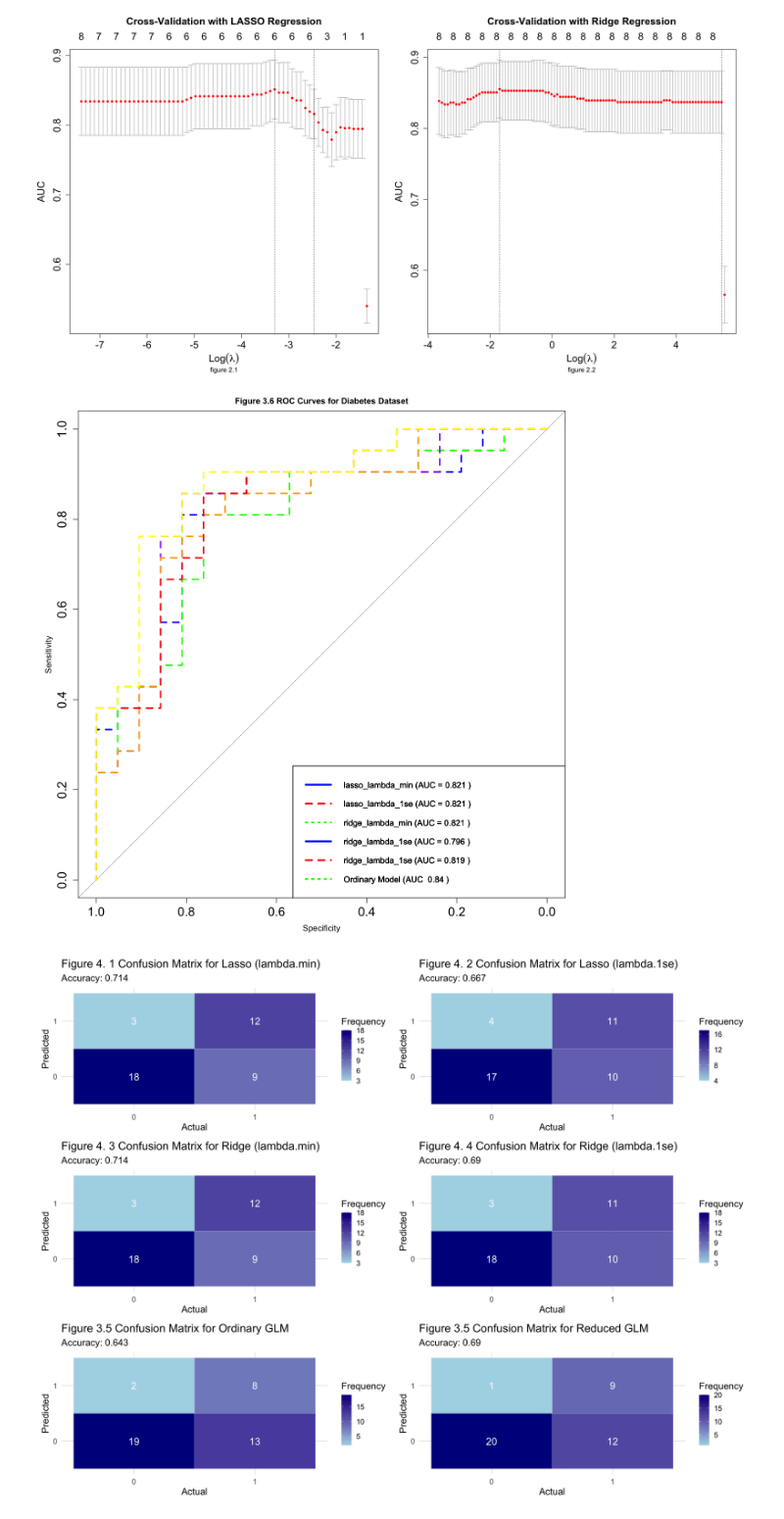
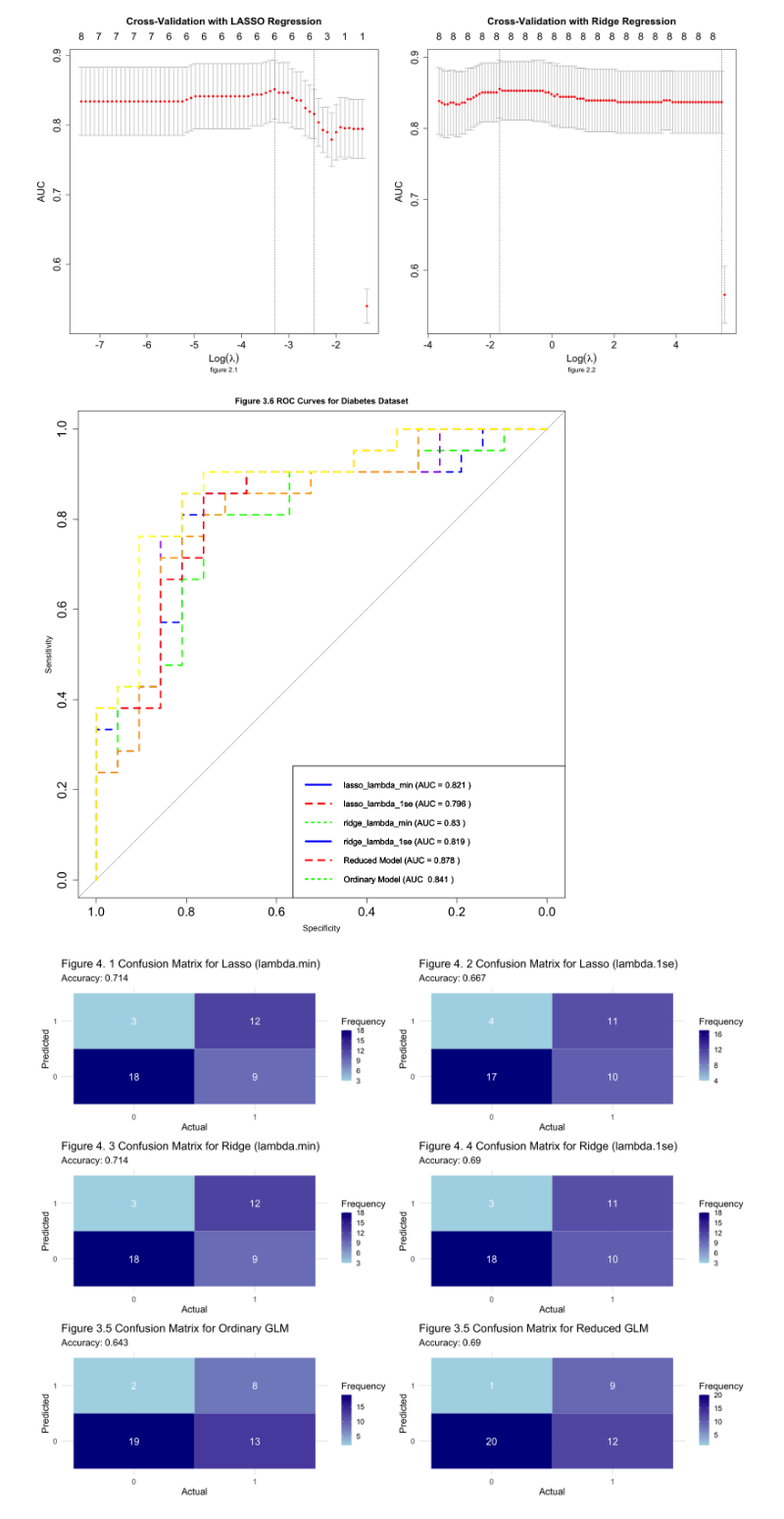
Before and after one commit to justinyyl/STAT_301_Group_31, a Jupyter notebook: Group_Report.ipynb, the cells around one changed output. Shown at 98% size. Drawn from its saved outputs; the diff is of its cells as text; code cells hidden in the pictures.

```diff
--- a/Group_Report.ipynb
+++ b/Group_Report.ipynb
@@ -484,7 +480,6 @@ diabetes_cv_lambda_ridge <-
         y = diabetes_Y_train,
         alpha = 0,
         family = "binomial",
-        weights = weights,
         type.measure = "auc",
         nfolds = 10)
 
@@ -518,7 +513,6 @@ diabetes_ridge_max_AUC <-
         x = diabetes_X_train, y = diabetes_Y_train,
         alpha = 0,
         family = "binomial",
-        weights = weights,
         lambda = diabetes_cv_lambda_max_AUC_ridge)
 
 diabetes_ridge_1se_AUC <-
@@ -526,7 +520,6 @@ diabetes_ridge_1se_AUC <-
         x = diabetes_X_train, y = diabetes_Y_train,
         alpha = 0,
         family = "binomial",
-        weights = weights,
         lambda = diabetes_cv_lambda_1se_AUC_ridge)
 
 coef(diabetes_ridge_max_AUC)
@@ -570,7 +563,6 @@ diabetes_cv_lambda_LASSO <- cv.glmnet(
     x = diabetes_X_train, y = diabetes_Y_train,
     alpha = 1,
     family = "binomial",
-    weights = weights,
     type.measure = "auc",
     nfolds = 10
 )
@@ -606,7 +598,6 @@ diabetes_LASSO_max_AUC <-
         y = diabetes_Y_train,
         alpha = 1,
         family = "binomial",
-        weights = weights,
         lambda = diabetes_cv_lambda_max_AUC_LASSO)
 
 diabetes_LASSO_1se_AUC <-
@@ -615,7 +606,6 @@ diabetes_LASSO_1se_AUC <-
         y = diabetes_Y_train,
         alpha = 1,
         family = "binomial",
-        weights = weights,
         lambda = diabetes_cv_lambda_1se_AUC_LASSO)
 
 coef(diabetes_LASSO_max_AUC)
@@ -769,38 +759,38 @@ par(cex = 1, cex.lab = 1, cex.axis = 1.5, cex.main = 1)
 
 #for loop for each model and to add figure numbers
 
 #plotting all of the roc's in one graph
 
 plot(
   roc_models[[1]],
   col = colors[1],
   lwd = 3,
   lty = 2,
   main = "Figure 3.6 ROC Curves for Diabetes Dataset",
   legacy.axes = FALSE
 )
 for (i in 2:length(roc_models)) {
   plot(
     roc_models[[i]],
     col = colors[i],
     lwd = 3,
     lty = 2,
     add = TRUE
   )
 legend("bottomright",
        legend = c(
     paste("lasso_lambda_min (AUC =", round(ROC_lasso_lambda_min$auc, 3), ")"),
-    paste("lasso_lambda_1se (AUC =", round(ROC_lasso_lambda_min$auc, 3), ")"),
-    paste("ridge_lambda_min (AUC =", round(ROC_lasso_lambda_min$auc, 3), ")"),
-    paste("ridge_lambda_1se (AUC =", round(ROC_lasso_lambda_1se$auc, 3), ")"),
+    paste("lasso_lambda_1se (AUC =", round(ROC_lasso_lambda_1se$auc, 3), ")"),
+    paste("ridge_lambda_min (AUC =", round(ROC_ridge_lambda_min$auc, 3), ")"),
     paste("ridge_lambda_1se (AUC =", round(ROC_ridge_lambda_1se$auc, 3), ")"),
-    paste("Ordinary Model (AUC ", round(ROC_ordinary$auc, 2), ")")),
+    paste("Reduced Model (AUC =", round(ROC_reduced$auc, 3), ")"),
+    paste("Ordinary Model (AUC ", round(ROC_ordinary$auc, 3), ")")),
        col = c("blue", "red", "green"),
        lwd = 3, lty = c(1, 2, 3))
 
 }
 # %% [output]
-[figure, old version]
+[figure, new version]
 # %%
 #Main Author : Josh
 # Contributor: Farrel (Add reduced model confusion matrix)
```
Also changed, not shown: parts of 3 cells of this notebook.
